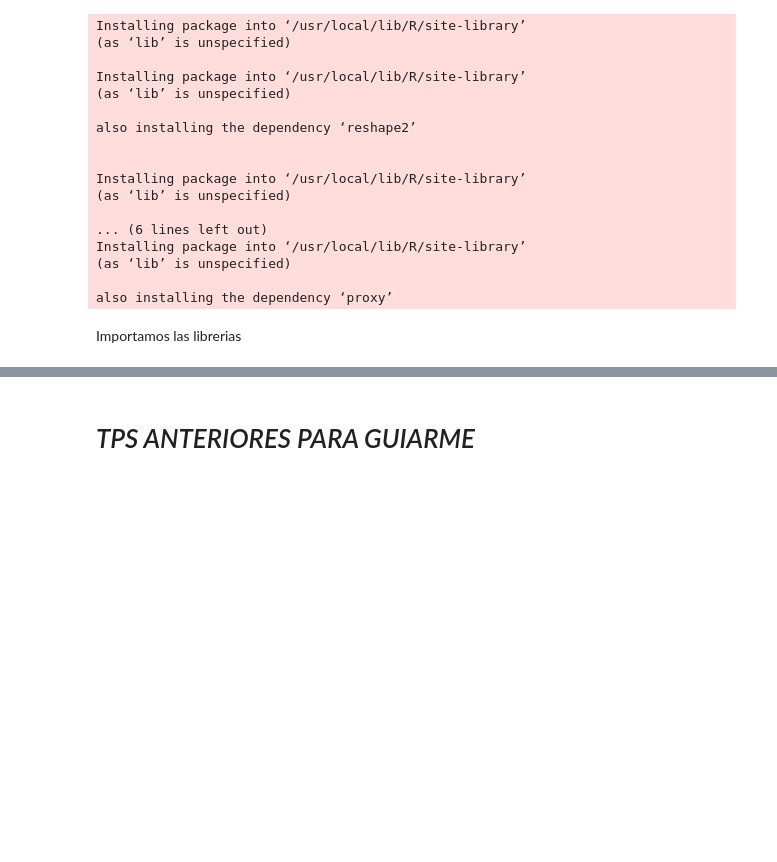
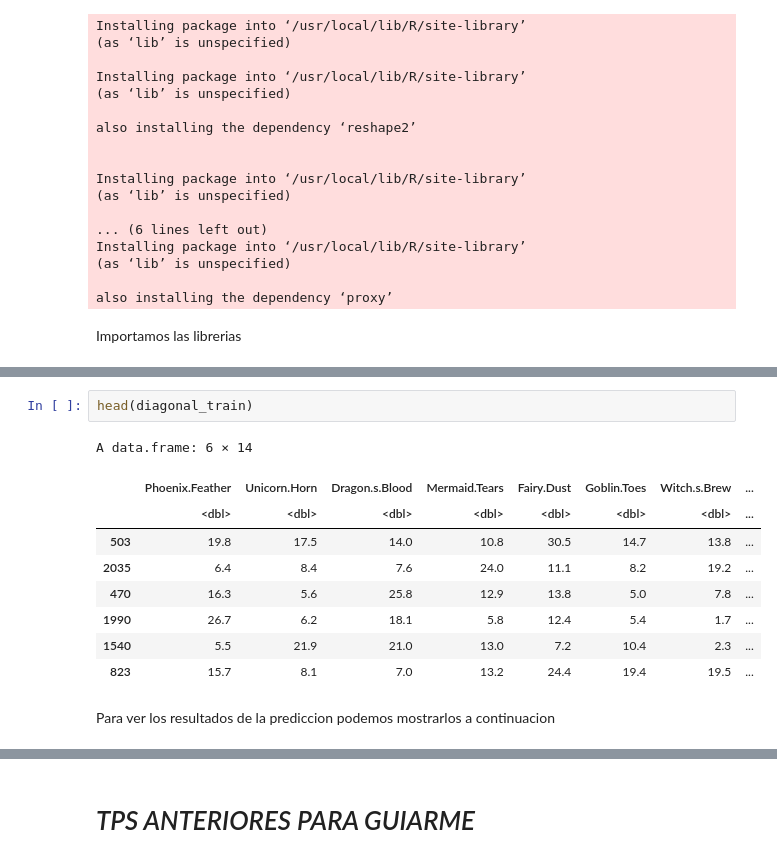
Before and after one commit to mica1470/FIA2023-TPI, a Jupyter notebook: FIA2023_TPI_GALIAN.ipynb, the cells around one changed output, grey strips where cells are left out. Saved outputs shown, nothing was run; the diff lists cells and outputs as text; blank space fills up the shorter version.

```diff
--- a/FIA2023_TPI_GALIAN.ipynb
+++ b/FIA2023_TPI_GALIAN.ipynb
@@ -297,0 +328,14 @@ The following object is masked from ‘package:dplyr’:
+# %%
+head(diagonal_train)
+# %% [output]
+A data.frame: 6 × 14
+|  | Phoenix.Feather | Unicorn.Horn | Dragon.s.Blood | Mermaid.Tears | Fairy.Dust | Goblin.Toes | Witch.s.Brew | ... |
+|  | <dbl> | <dbl> | <dbl> | <dbl> | <dbl> | <dbl> | <dbl> | ... |
+| 503 | 19.8 | 17.5 | 14.0 | 10.8 | 30.5 | 14.7 | 13.8 | ... |
+| 2035 | 6.4 | 8.4 | 7.6 | 24.0 | 11.1 | 8.2 | 19.2 | ... |
+| 470 | 16.3 | 5.6 | 25.8 | 12.9 | 13.8 | 5.0 | 7.8 | ... |
+| 1990 | 26.7 | 6.2 | 18.1 | 5.8 | 12.4 | 5.4 | 1.7 | ... |
+| 1540 | 5.5 | 21.9 | 21.0 | 13.0 | 7.2 | 10.4 | 2.3 | ... |
+| 823 | 15.7 | 8.1 | 7.0 | 13.2 | 24.4 | 19.4 | 19.5 | ... |
+# %% [markdown]
+Para ver los resultados de la prediccion podemos mostrarlos a continuacion
```
Also changed, not shown: parts of 24 cells of this notebook.
